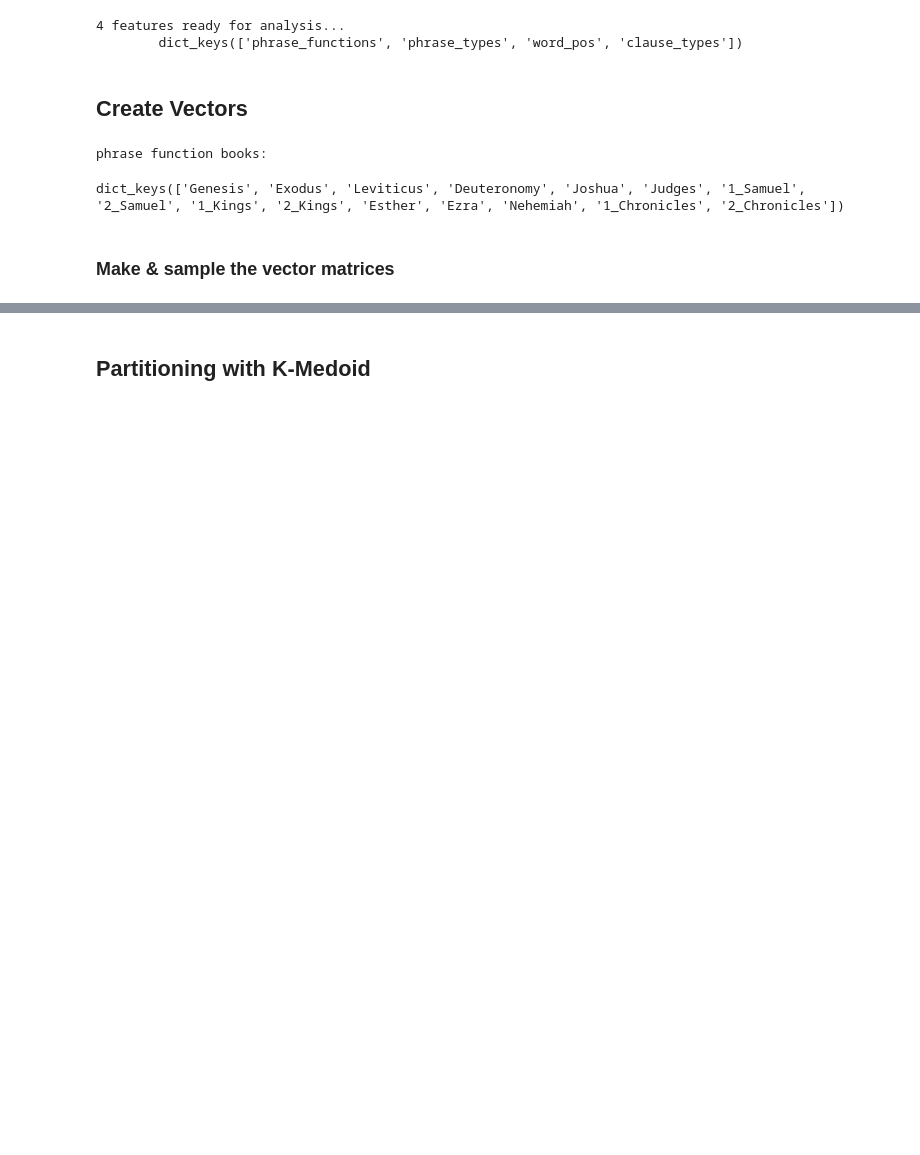
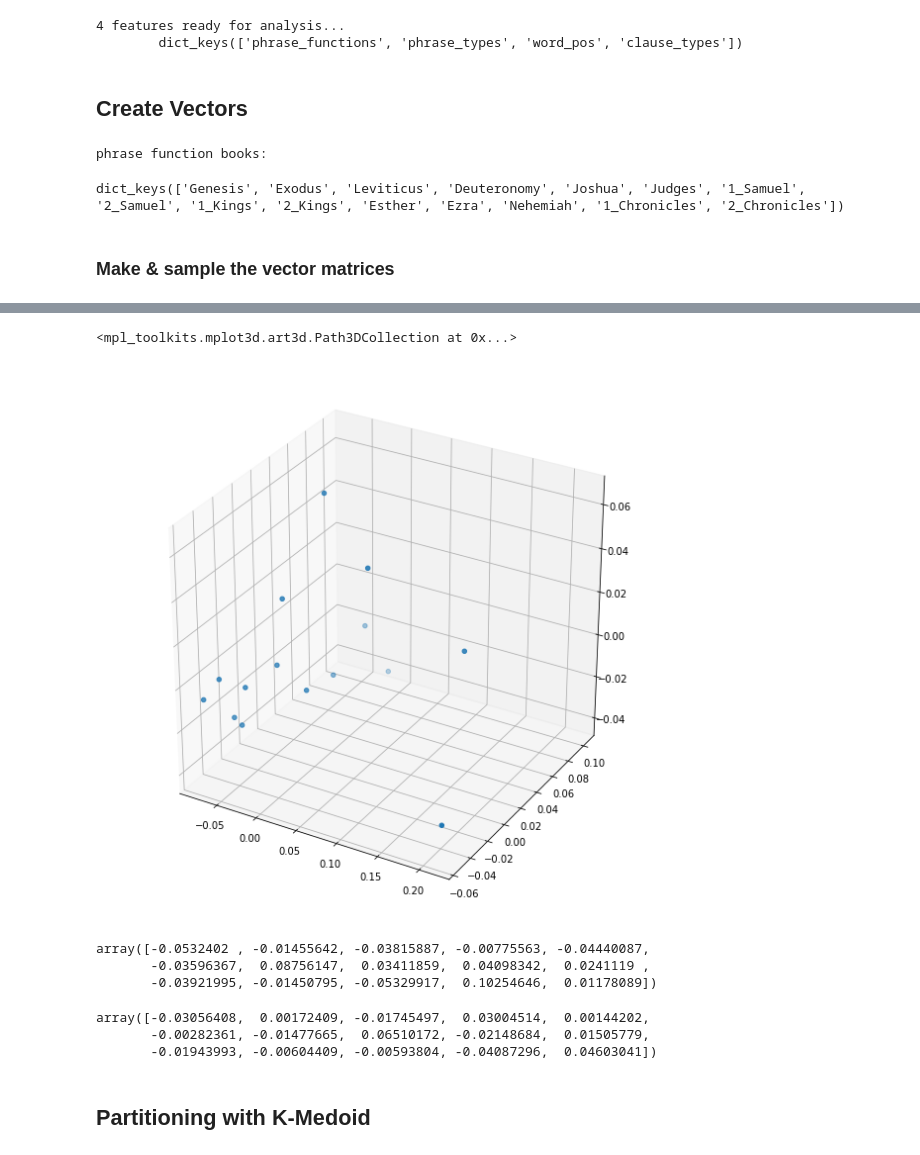
Before and after one commit to ETCBC/Probabilistic_Language_Change, a Jupyter notebook: cody_NB/pca_and_partitioning.ipynb, the cells around one changed output, grey strips where cells are left out. Cells and saved outputs as stored; diff of their text form; code cells hidden in the pictures; blank space fills up the shorter version.

```diff
--- a/cody_NB/pca_and_partitioning.ipynb
+++ b/cody_NB/pca_and_partitioning.ipynb
@@ -303,3 +345,32 @@ for i, book in enumerate(books):
+# %%
+pca = PCA(n_components=3)
+# %%
+pca_prop = pca.fit_transform(features_prop.T.values) # PCA happens here
+
+fig = plt.figure(figsize=(10, 10))
+ax = plt.axes(projection='3d')
+
+ax.scatter(pca_prop[:,0], pca_prop[:,1], pca_prop[:,2])
+
+# # annotate
+# books = features_prop.columns
+# for i, book in enumerate(books):
+#     ax.annotate(book, xy=(pca_prop[i, 0], pca_prop[i, 1], pca_prop[i, 2]), fontsize=14)
+# %% [output]
+<mpl_toolkits.mplot3d.art3d.Path3DCollection at 0x...>
+[figure, added]
+# %%
+pca_prop[:,1]
+# %% [output]
+array([-0.0532402 , -0.01455642, -0.03815887, -0.00775563, -0.04440087,
+       -0.03596367,  0.08756147,  0.03411859,  0.04098342,  0.0241119 ,
+       -0.03921995, -0.01450795, -0.05329917,  0.10254646,  0.01178089])
+# %%
+pca_prop[:,2]
+# %% [output]
+array([-0.03056408,  0.00172409, -0.01745497,  0.03004514,  0.00144202,
+       -0.00282361, -0.01477665,  0.06510172, -0.02148684,  0.01505779,
+       -0.01943993, -0.00604409, -0.00593804, -0.04087296,  0.04603041])
 # %% [markdown]
 ## Partitioning with K-Medoid
 # %%
```
Also changed, not shown: parts of 17 cells of this notebook.
